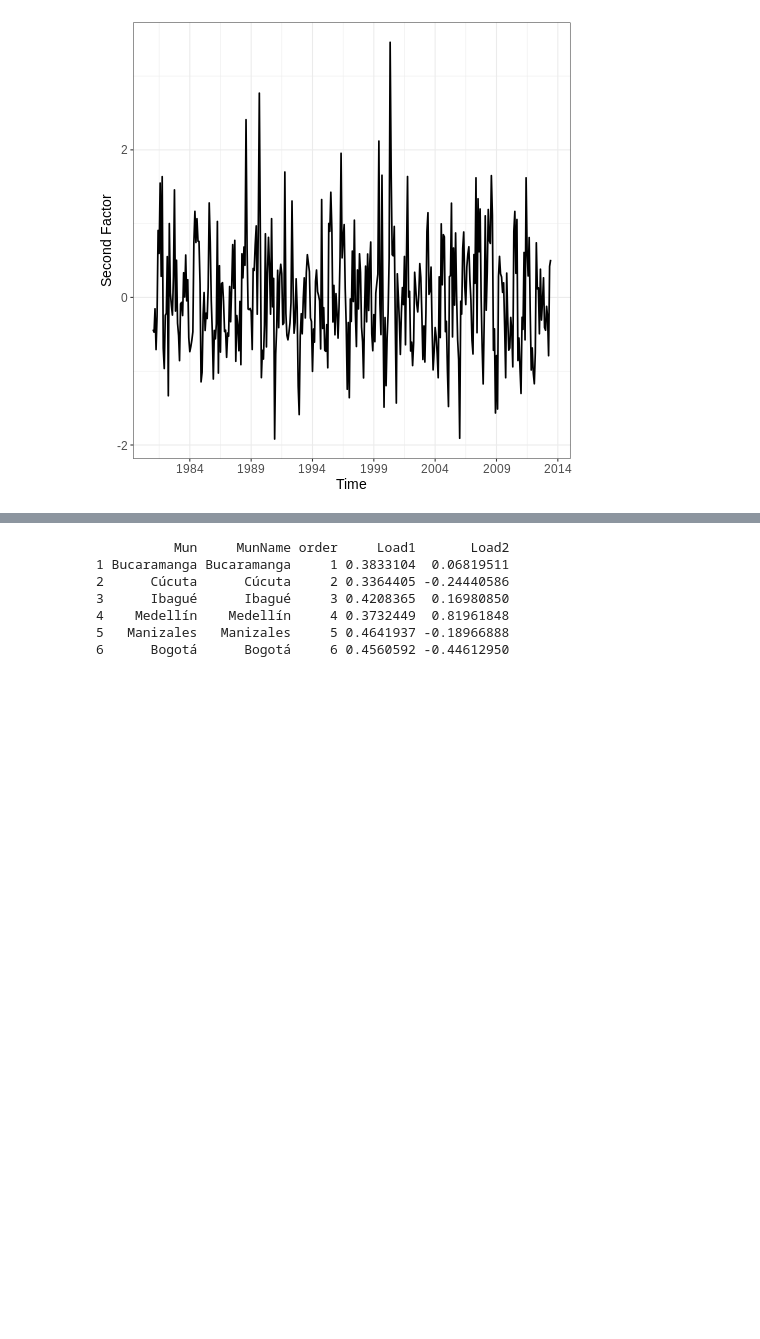
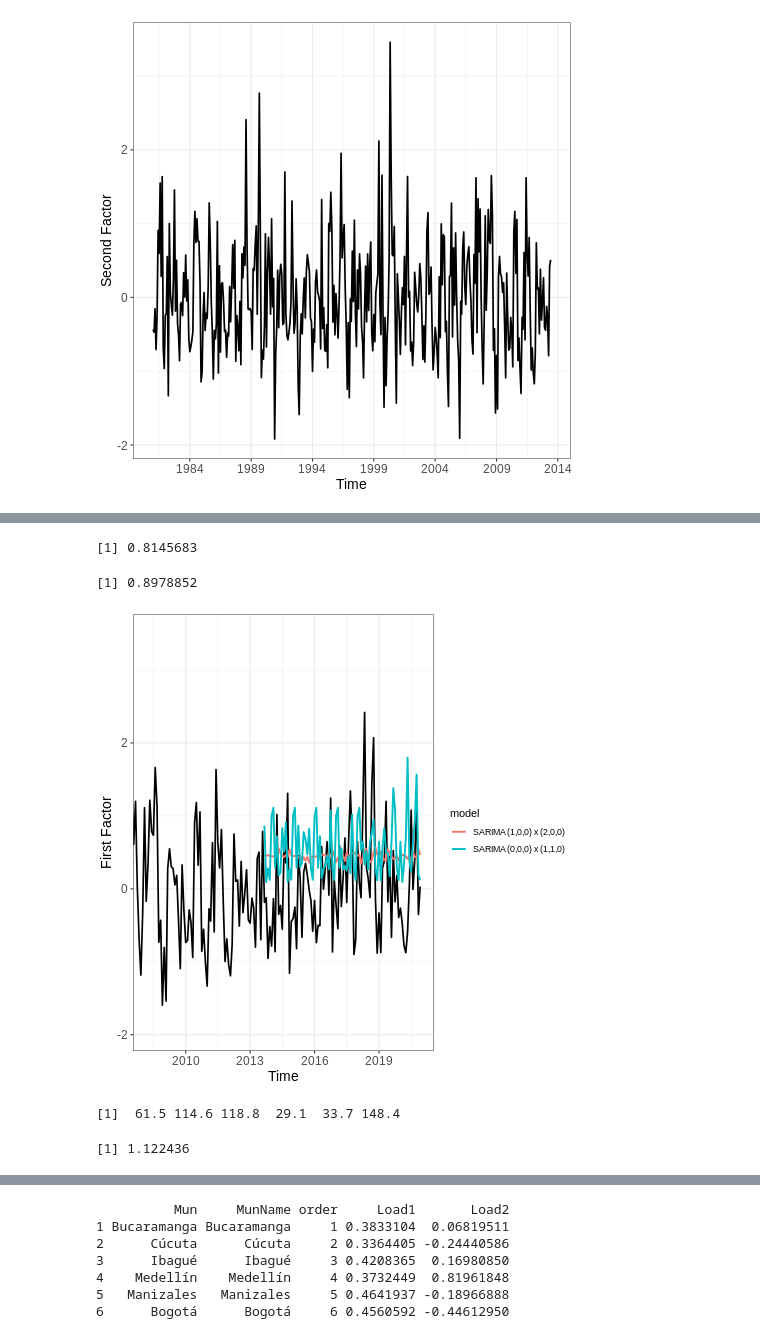
Before and after one commit to jofmorenore/TS_Climatic, a Jupyter notebook: R/SeasonalDFM_PrecipitationAirports6C.ipynb, the cells around one changed output, grey strips where cells are left out. Saved outputs shown, nothing was run; the diff lists cells and outputs as text; code cells hidden in the pictures; blank space fills up the shorter version.

```diff
--- a/R/SeasonalDFM_PrecipitationAirports6C.ipynb
+++ b/R/SeasonalDFM_PrecipitationAirports6C.ipynb
@@ -412,7 +435,7 @@ for(i in 2:6){
 [figure]
 # %%
 %%R
-Data <- df_aero %>%
+Data <- df_aero2 %>%
   dplyr::select(NombreEstacion, Date, sttns_fill) %>%
   spread(key = NombreEstacion, value = sttns_fill)
 Data = Data[, c(1,5,2,6,4,3,7)]
@@ -1232,0 +1354,51 @@ ggplot(DataFac, aes(x = Time, y = Fac2)) +
+# %%
+%%R
+# sarima(fac1, p = 1, d = 0, q = 0, P = 2, D = 0, Q = 0, S = 12,
+ourCall_f2 <- "forecast::forecast(Arima(y = data, c(1, 0, 0), seasonal = list(order = c(2, 0, 0), period = 12), lambda = 0), h = h)"
+ourValue_f2 <- "mean"
+returnedValues_f2 <- ro(data = DataFac2$Fac2, h=1, origins=88, ourCall_f2, ourValue_f2)
+sqrt(mean((returnedValues_f2$holdout - returnedValues_f2$mean)^2))
+# %% [output]
+[1] 0.8145683
+# %%
+%%R
+#sarima(fac1, p = 0, d = 0, q = 0, P = 1, D = 1, Q = 0, S = 12,
+ourCall_f2_m2 <- "forecast::forecast(Arima(y = data, c(0, 0, 0), seasonal = list(order = c(1, 1, 0), period = 12), lambda = 0), h = h)"
+ourValue_f2 <- "mean"
+returnedValues_f2_m2 <- ro(data = DataFac2$Fac2, h=1, origins=88, ourCall_f2_m2, ourValue_f2)
+sqrt(mean((returnedValues_f2_m2$holdout - returnedValues_f2_m2$mean)^2))
+# %% [output]
+[1] 0.8978852
+# %%
+%%R
+df_forecast_f2 <- data.frame(
+  Time = tail(DataFac2$Time, length(returnedValues_f2$mean)),
+  mean = as.numeric(returnedValues_f2$mean),
+  mean2 = as.numeric(returnedValues_f2_m2$mean)) %>%
+  pivot_longer(cols = c(mean, mean2),names_to = "model",values_to = "value")
+
+df_forecast_f2$model <- factor(
+  df_forecast_f2$model,
+  levels = c("mean", "mean2"),
+  labels = c("SARIMA (1,0,0) x (2,0,0)", "SARIMA (0,0,0) x (1,1,0)")
+)
+# %%
+%%R
+ggplot(DataFac2, aes(x = Time, y = Fac2)) +
+  geom_line(linewidth = 0.8) +
+  geom_line(data = df_forecast_f2,
+    aes(x = Time, y = value, color = model),
+    linewidth = 0.9)+
+  coord_cartesian(xlim = c(min(df_forecast_f2$Time) - 2000, max(df_forecast_f2$Time)))+
+  scale_x_date(date_breaks = "3 years", date_labels = "%Y") +
+  labs(x = "Time", y = "First Factor") +
+  theme_bw() +
+  theme(axis.title = element_text(size = 14),
+        axis.text = element_text(size = 12))
+# %% [output]
+[figure, added]
+# %%
+%%R
+head(X2[393:480,mun])
+# %% [output]
+[1]  61.5 114.6 118.8  29.1  33.7 148.4
@@ -1232,0 +1415,7 @@ ggplot(DataFac, aes(x = Time, y = Fac2)) +
+# %%
+%%R
+Data_hat_ <- data.frame(Time = Data2$Date[Data2$Date > as.Date('2013-08-01')],
+                       x1 = sX2[393:480,mun], x2 = Chi_hat[,mun])
+sqrt(mean((Data_hat_$x1 - Data_hat_$x2)^2))
+# %% [output]
+[1] 1.122436
```
Also changed, not shown: parts of 18 cells of this notebook.
